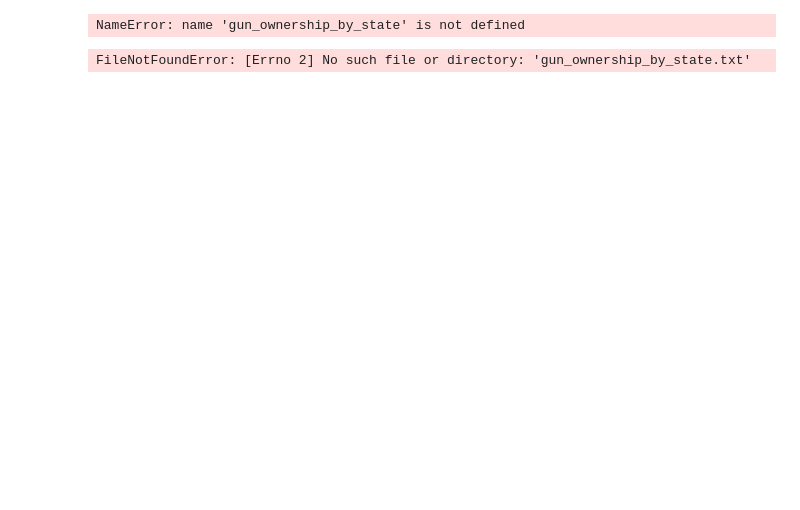
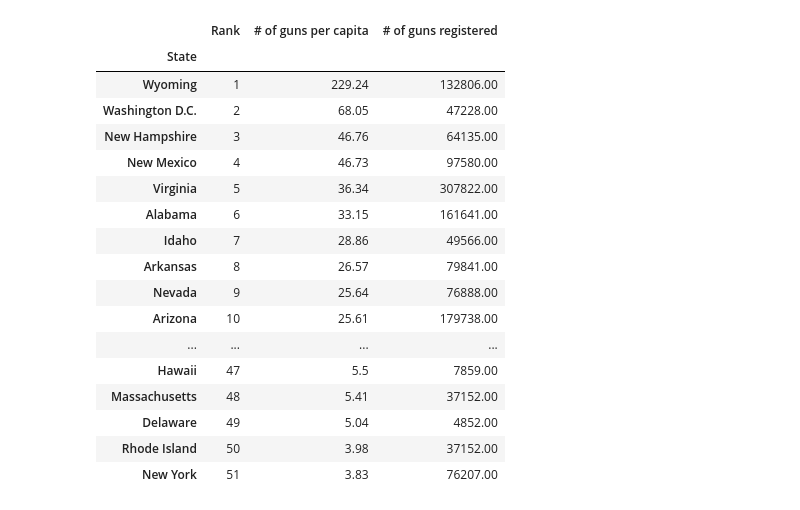
Before and after one commit to csadlo/GunOwnersAndCrime, a Jupyter notebook: analyze.ipynb, the cells around one changed output. Drawn from its saved outputs; the diff is of its cells as text; code cells hidden in the pictures; blank space fills up the shorter version.

```diff
--- a/analyze.ipynb
+++ b/analyze.ipynb
@@ -8,13 +12,27 @@ import matplotlib.pyplot as plt
 # Teammate 0 code ends here
 # %%
 # Teammate Carrie code begins here- Making Heat Maps
-# %%
-gun_ownership_by_state.txt="gun_ownership_by_state.txt"
-gun_ownership_by_state.txt.head()
-# %% [output]
-NameError: name 'gun_ownership_by_state' is not defined
-# %%
-with open ("gun_ownership_by_state.txt", "r") as myfile:
-    gun_ownership=myfile.readlines()
-# %% [output]
-FileNotFoundError: [Errno 2] No such file or directory: 'gun_ownership_by_state.txt'
+# %%
+#import gun ownership data, create dataframe
+gun_ownership_df=pd.read_csv("Raw_Data/gun_ownership_by_state.csv")
+gun_ownership_df.set_index("State",inplace=True)
+gun_ownership_df
+# %% [output]
+|  | Rank | # of guns per capita | # of guns registered |
+| State |  |  |  |
+| Wyoming | 1 | 229.24 | 132806.00 |
+| Washington D.C. | 2 | 68.05 | 47228.00 |
+| New Hampshire | 3 | 46.76 | 64135.00 |
+| New Mexico | 4 | 46.73 | 97580.00 |
+| Virginia | 5 | 36.34 | 307822.00 |
+| Alabama | 6 | 33.15 | 161641.00 |
+| Idaho | 7 | 28.86 | 49566.00 |
+| Arkansas | 8 | 26.57 | 79841.00 |
+| Nevada | 9 | 25.64 | 76888.00 |
+| Arizona | 10 | 25.61 | 179738.00 |
+| ... | ... | ... | ... |
+| Hawaii | 47 | 5.5 | 7859.00 |
+| Massachusetts | 48 | 5.41 | 37152.00 |
+| Delaware | 49 | 5.04 | 4852.00 |
+| Rhode Island | 50 | 3.98 | 37152.00 |
+| New York | 51 | 3.83 | 76207.00 |
```
Also changed, not shown: parts of 8 cells of this notebook.
